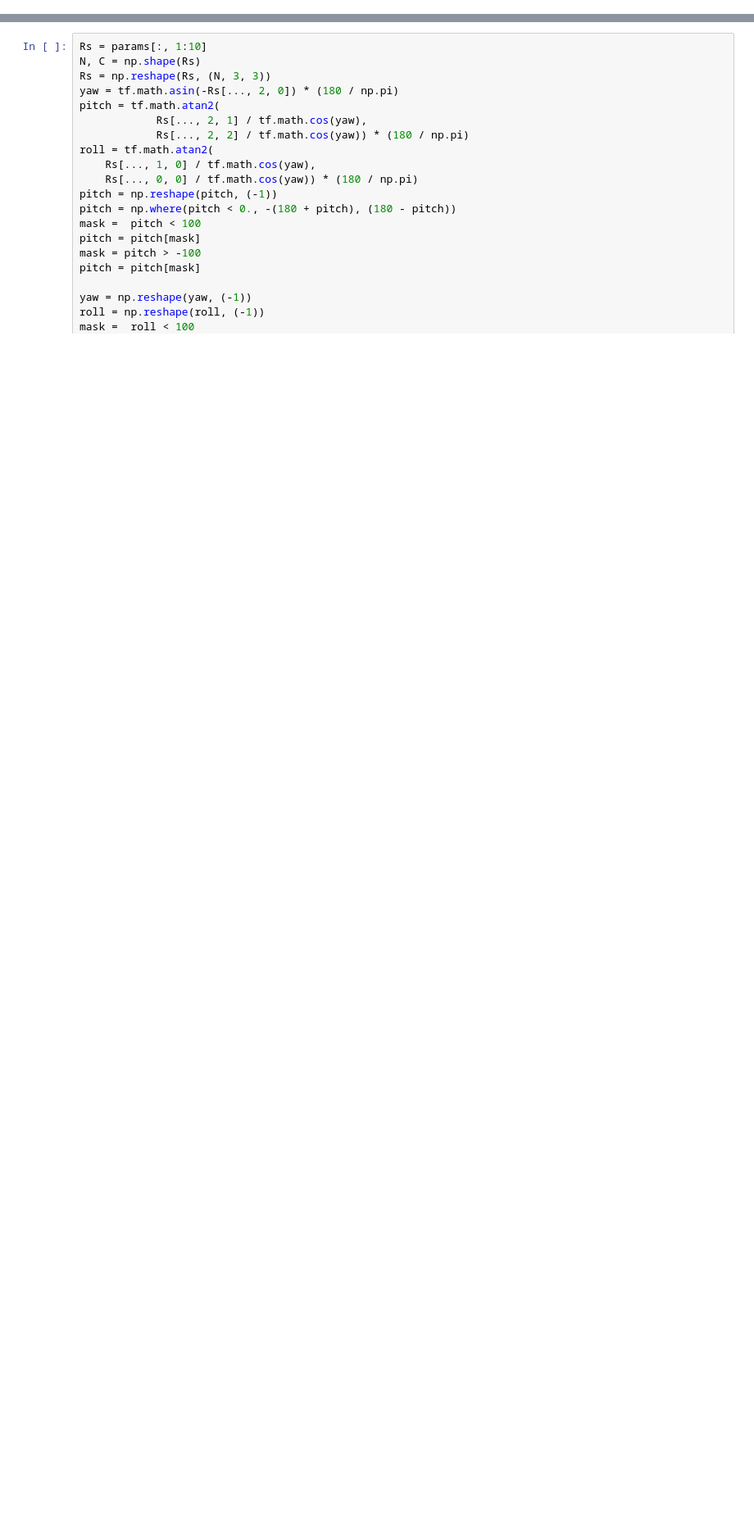
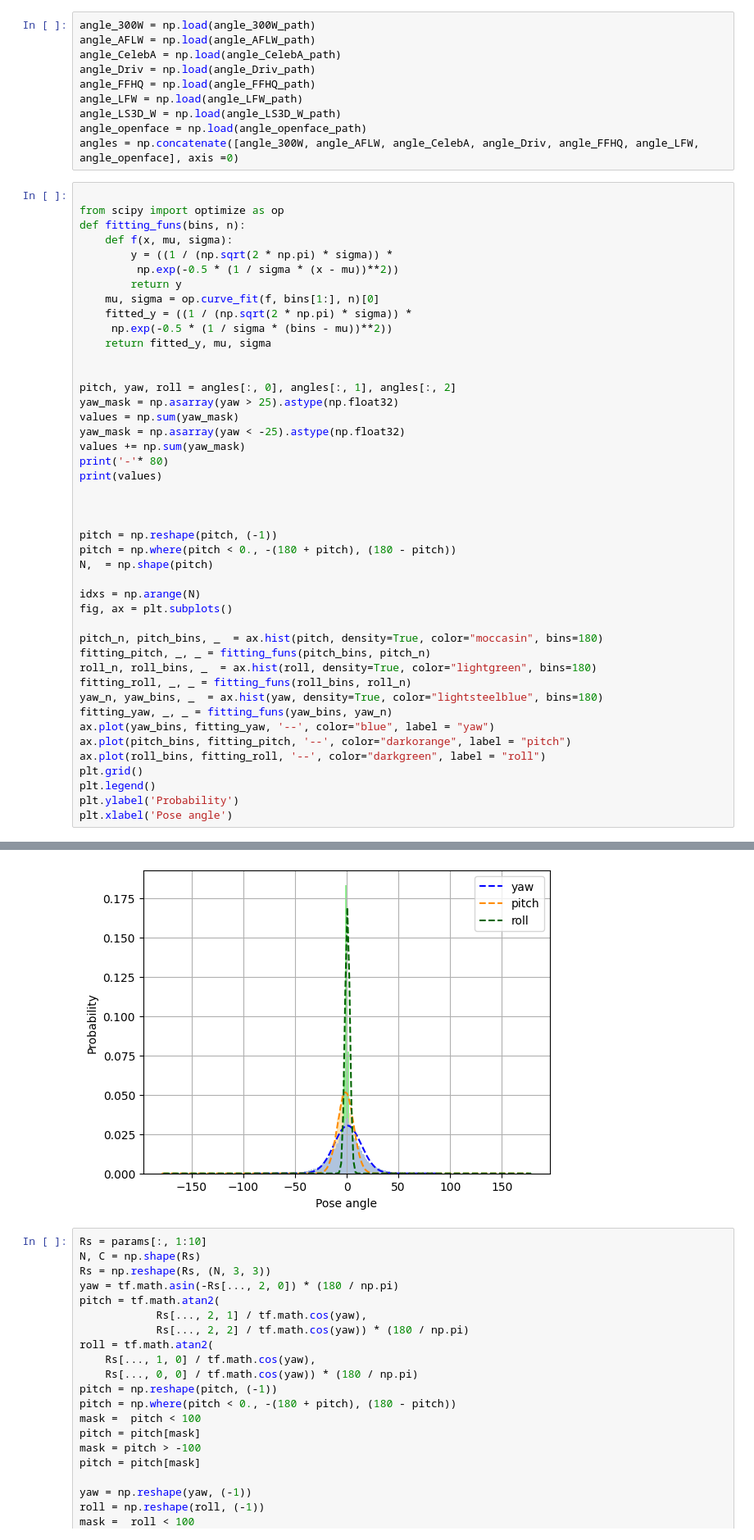
Before and after one commit to a0910257137/behaviornet, a Jupyter notebook: analyzer/sample.ipynb, the cells around one changed output, grey strips where cells are left out. Shown at 82% size. Saved outputs shown, nothing was run; the diff lists cells and outputs as text; blank space fills up the shorter version.

```diff
--- a/analyzer/sample.ipynb
+++ b/analyzer/sample.ipynb
@@ -28,0 +30,55 @@ params = np.concatenate([train_params_300W, test_params_300W, train_params_AFLW,
+# %%
+angle_300W = np.load(angle_300W_path)
+angle_AFLW = np.load(angle_AFLW_path)
+angle_CelebA = np.load(angle_CelebA_path)
+angle_Driv = np.load(angle_Driv_path)
+angle_FFHQ = np.load(angle_FFHQ_path)
+angle_LFW = np.load(angle_LFW_path)
+angle_LS3D_W = np.load(angle_LS3D_W_path)
+angle_openface = np.load(angle_openface_path)
+angles = np.concatenate([angle_300W, angle_AFLW, angle_CelebA, angle_Driv, angle_FFHQ, angle_LFW, angle_openface], axis =0)
+# %%
+
+from scipy import optimize as op
+def fitting_funs(bins, n):
+    def f(x, mu, sigma):
+        y = ((1 / (np.sqrt(2 * np.pi) * sigma)) *
+         np.exp(-0.5 * (1 / sigma * (x - mu))**2))
+        return y
+    mu, sigma = op.curve_fit(f, bins[1:], n)[0]
+    fitted_y = ((1 / (np.sqrt(2 * np.pi) * sigma)) *
+     np.exp(-0.5 * (1 / sigma * (bins - mu))**2))
+    return fitted_y, mu, sigma
+
+
+pitch, yaw, roll = angles[:, 0], angles[:, 1], angles[:, 2]
+yaw_mask = np.asarray(yaw > 25).astype(np.float32)
+values = np.sum(yaw_mask)
+yaw_mask = np.asarray(yaw < -25).astype(np.float32)
+values += np.sum(yaw_mask)
+print('-'* 80)
+print(values)
+
+
+
+pitch = np.reshape(pitch, (-1))
+pitch = np.where(pitch < 0., -(180 + pitch), (180 - pitch))
+N,  = np.shape(pitch)
+
+idxs = np.arange(N)
+fig, ax = plt.subplots()
+
+pitch_n, pitch_bins, _  = ax.hist(pitch, density=True, color="moccasin", bins=180)
+fitting_pitch, _, _ = fitting_funs(pitch_bins, pitch_n)
+roll_n, roll_bins, _  = ax.hist(roll, density=True, color="lightgreen", bins=180)
+fitting_roll, _, _ = fitting_funs(roll_bins, roll_n)
+yaw_n, yaw_bins, _  = ax.hist(yaw, density=True, color="lightsteelblue", bins=180)
+fitting_yaw, _, _ = fitting_funs(yaw_bins, yaw_n)
+ax.plot(yaw_bins, fitting_yaw, '--', color="blue", label = "yaw")
+ax.plot(pitch_bins, fitting_pitch, '--', color="darkorange", label = "pitch")
+ax.plot(roll_bins, fitting_roll, '--', color="darkgreen", label = "roll")
+plt.grid()
+plt.legend()
+plt.ylabel('Probability')
+plt.xlabel('Pose angle')
+# %% [output]
@@ -29,3 +88,4 @@ params = np.concatenate([train_params_300W, test_params_300W, train_params_AFLW,
+[figure, added]
 # %%
 Rs = params[:, 1:10]
 N, C = np.shape(Rs)
```
Also changed, not shown: parts of 3 cells of this notebook, 29 other files.
